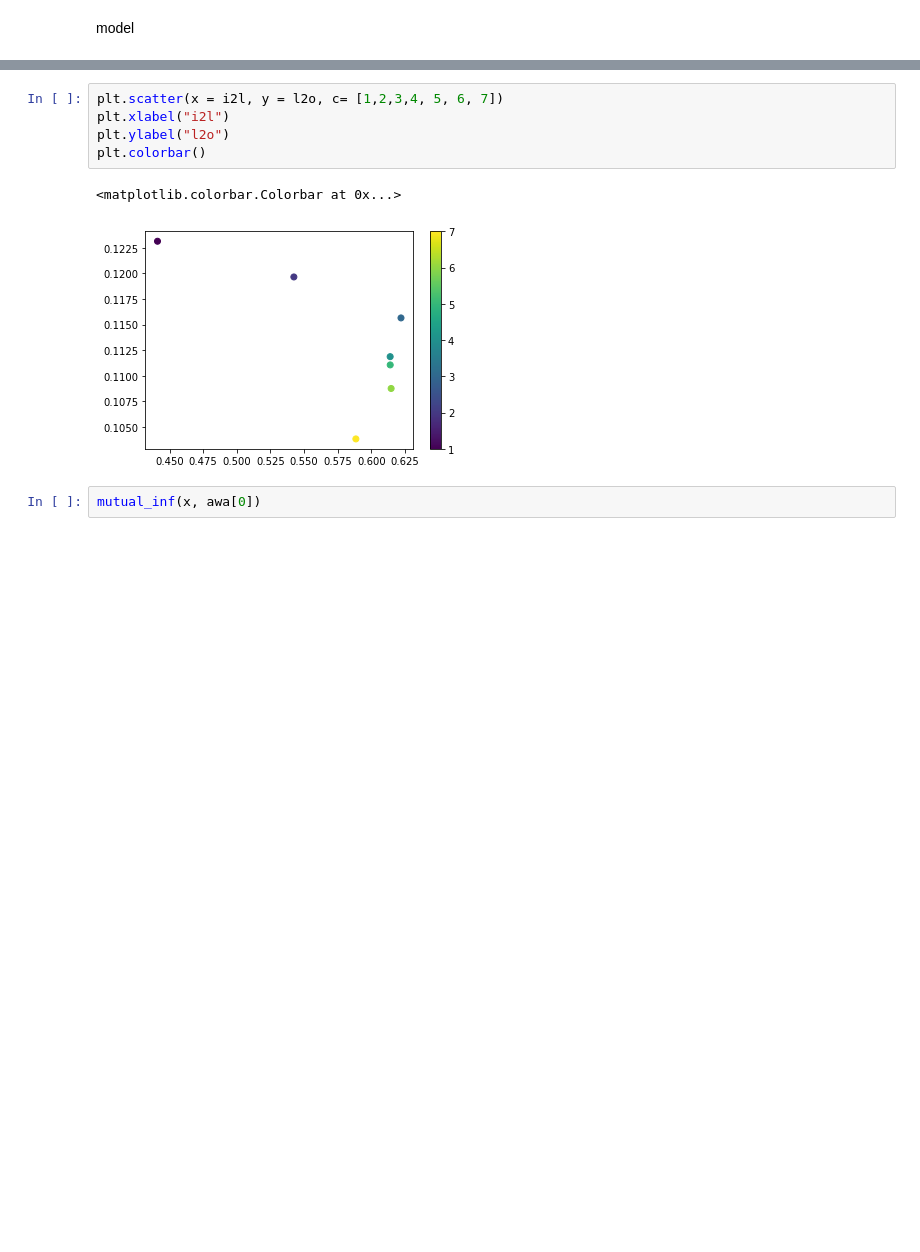
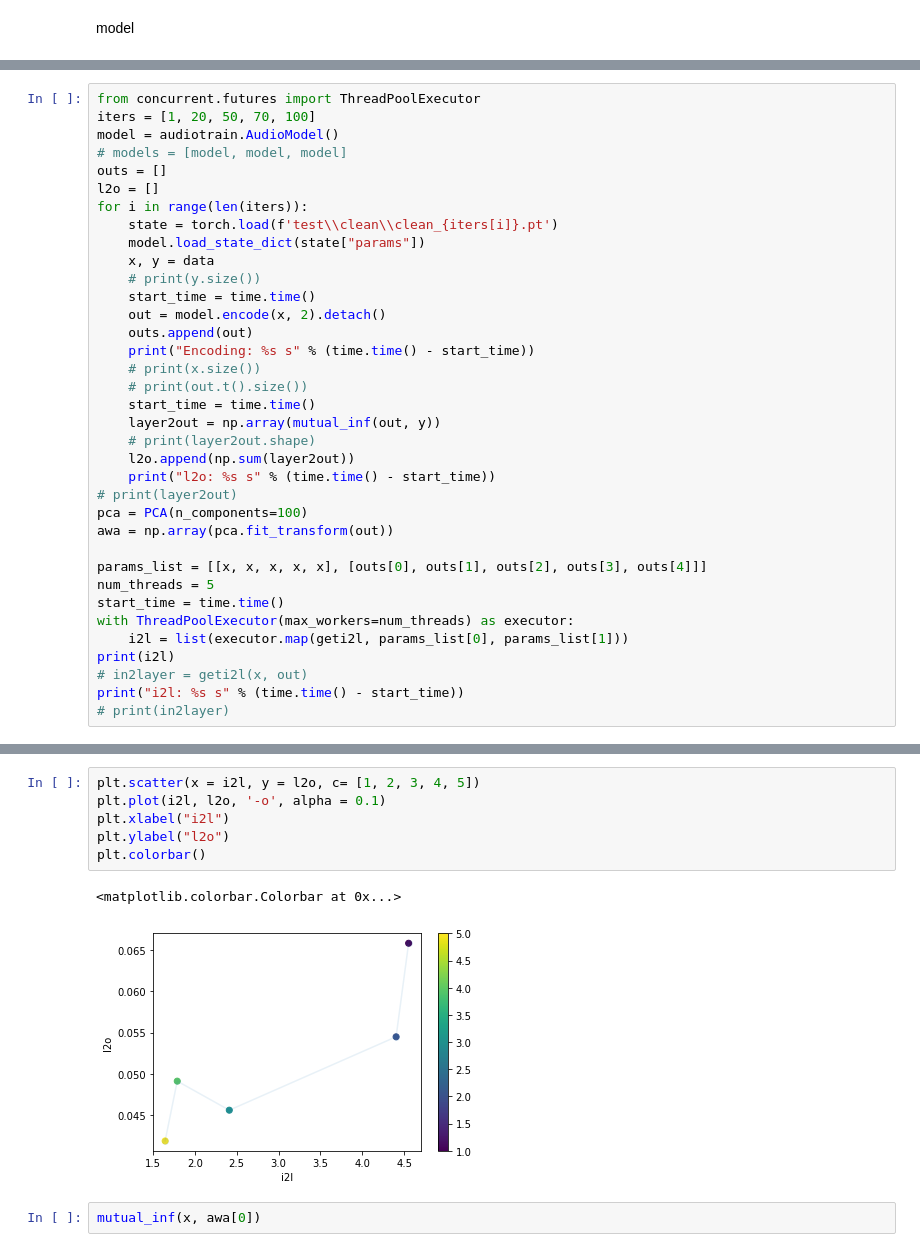
Before and after one commit to feborja/EL7024, a Jupyter notebook: audio_correlation.ipynb, the cells around one changed output, grey strips where cells are left out. Saved outputs shown, nothing was run; the diff lists cells and outputs as text; blank space fills up the shorter version.

Commit message:
Simplified model and calculated mutual info
uwu 🤡🤡🤡🤡🤡🤡🤡

```diff
--- a/audio_correlation.ipynb
+++ b/audio_correlation.ipynb
@@ -99,0 +66,36 @@ len(i2l)
+# %%
+from concurrent.futures import ThreadPoolExecutor
+iters = [1, 20, 50, 70, 100]
+model = audiotrain.AudioModel()
+# models = [model, model, model]
+outs = []
+l2o = []
+for i in range(len(iters)):
+    state = torch.load(f'test\\clean\\clean_{iters[i]}.pt')
+    model.load_state_dict(state["params"])
+    x, y = data
+    # print(y.size())
+    start_time = time.time()
+    out = model.encode(x, 2).detach()
+    outs.append(out)
+    print("Encoding: %s s" % (time.time() - start_time))
+    # print(x.size())
+    # print(out.t().size())
+    start_time = time.time()
+    layer2out = np.array(mutual_inf(out, y))
+    # print(layer2out.shape)
+    l2o.append(np.sum(layer2out))
+    print("l2o: %s s" % (time.time() - start_time))
+# print(layer2out)
+pca = PCA(n_components=100)
+awa = np.array(pca.fit_transform(out))
+
+params_list = [[x, x, x, x, x], [outs[0], outs[1], outs[2], outs[3], outs[4]]]
+num_threads = 5
+start_time = time.time()
+with ThreadPoolExecutor(max_workers=num_threads) as executor:
+    i2l = list(executor.map(geti2l, params_list[0], params_list[1]))
+print(i2l)
+# in2layer = geti2l(x, out)
+print("i2l: %s s" % (time.time() - start_time))
+# print(in2layer)
@@ -100,11 +115,12 @@ len(i2l)
 # %%
-plt.scatter(x = i2l, y = l2o, c= [1,2,3,4, 5, 6, 7])
+plt.scatter(x = i2l, y = l2o, c= [1, 2, 3, 4, 5])
+plt.plot(i2l, l2o, '-o', alpha = 0.1)
 plt.xlabel("i2l")
 plt.ylabel("l2o")
 plt.colorbar()
 # %% [output]
 <matplotlib.colorbar.Colorbar at 0x...>
-[figure, old version]
+[figure, new version]
 # %%
 mutual_inf(x, awa[0])
 # %% [output]
```
Also changed, not shown: parts of 10 cells of this notebook, 6 other files.
